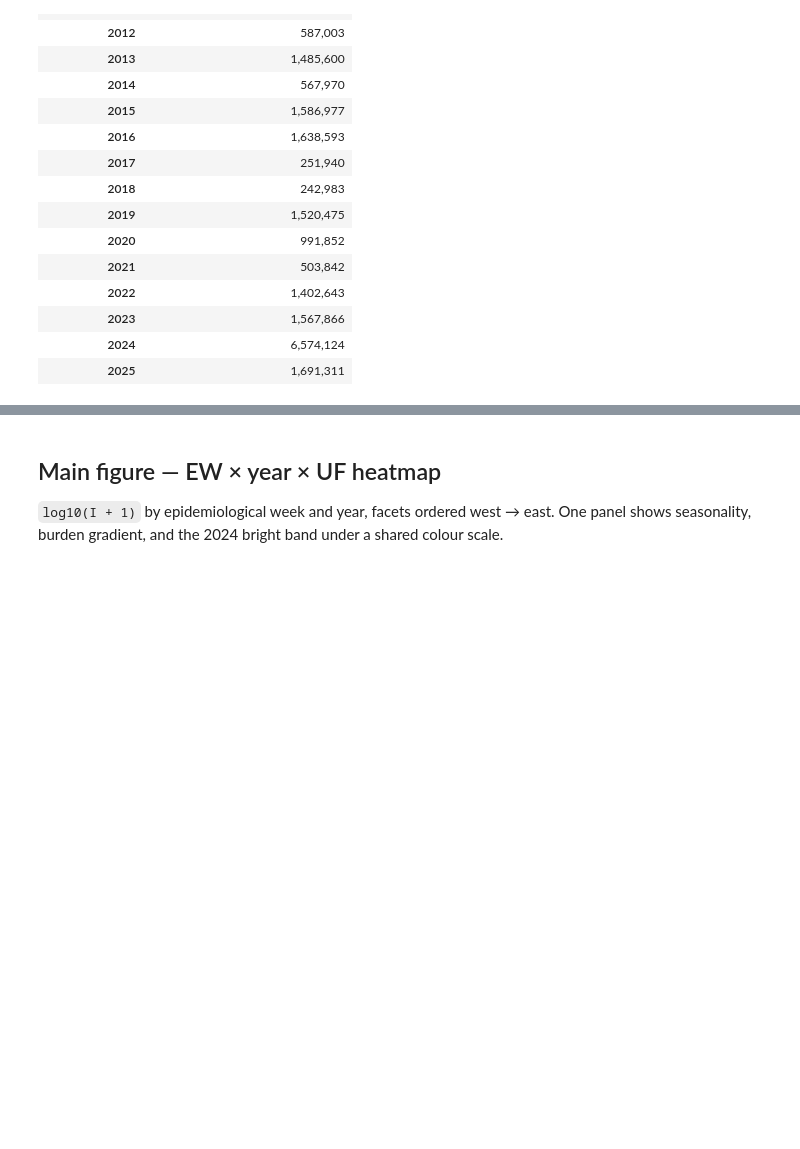
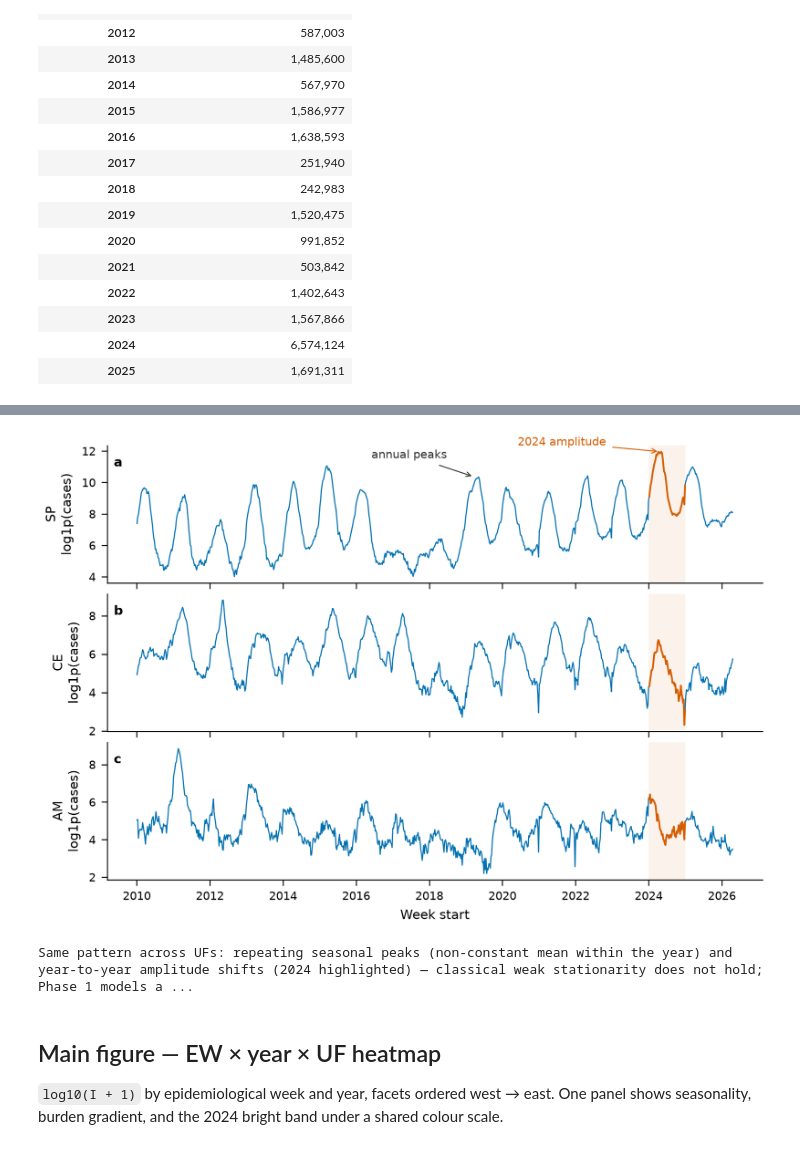
Before and after one commit to caio-olubini/arboviruses-cases-forecasting, a Jupyter notebook: notebooks/01_eda.ipynb, the cells around one changed output, grey strips where cells are left out. Saved outputs shown, nothing was run; the diff lists cells and outputs as text; code cells hidden in the pictures; blank space fills up the shorter version.

```diff
--- a/notebooks/01_eda.ipynb
+++ b/notebooks/01_eda.ipynb
@@ -520,3 +531,77 @@ Calendar 2024 weeks fall in dengue season_end_year(s) [2024, 2025]; held-out sea
+# %%
+# Three UFs: high South-East burden, Northeast, North — same qualitative pattern.
+STATIONARITY_UFS = ("SP", "CE", "AM")
+band_2024 = (
+    pd.Timestamp("2024-01-01"),
+    pd.Timestamp("2024-12-31"),
+)
+
+fig, axes = plt.subplots(
+    len(STATIONARITY_UFS),
+    1,
+    figsize=(7.2, 4.8),
+    sharex=True,
+    gridspec_kw={"hspace": 0.08},
+)
+
+for ax, uf, panel in zip(axes, STATIONARITY_UFS, "abc"):
+    series = (
+        dengue.loc[dengue["uf"] == uf, ["week_start", "log1p_cases"]]
+        .sort_values("week_start")
+    )
+    ax.plot(series["week_start"], series["log1p_cases"], color="#0072B2", lw=0.7)
+    in_2024 = series["week_start"].between(*band_2024)
+    ax.plot(
+        series.loc[in_2024, "week_start"],
+        series.loc[in_2024, "log1p_cases"],
+        color="#D55E00",
+        lw=1.1,
+    )
+    ax.axvspan(*band_2024, color="#D55E00", alpha=0.08, lw=0)
+    ax.set_ylabel(f"{uf}\nlog1p(cases)")
+    ax.text(0.01, 0.92, panel, transform=ax.transAxes, fontweight="bold", va="top")
+
+axes[-1].set_xlabel("Week start")
+
+# Annotate on SP only: seasonal peaks vs 2024 amplitude (data coordinates).
+sp_peak_2019 = float(
+    dengue.loc[
+        (dengue["uf"] == "SP") & (dengue["ew_year"] == 2019), "log1p_cases"
+    ].max()
+)
+sp_peak_2024 = float(
+    dengue.loc[
+        (dengue["uf"] == "SP") & (dengue["ew_year"] == 2024), "log1p_cases"
+    ].max()
+)
+axes[0].annotate(
+    "annual peaks",
+    xy=(pd.Timestamp("2019-04-01"), sp_peak_2019),
+    xytext=(pd.Timestamp("2016-06-01"), sp_peak_2019 + 1.2),
+    fontsize=7,
+    color="#333333",
+    arrowprops={"arrowstyle": "->", "color": "#333333", "lw": 0.6},
+)
+axes[0].annotate(
+    "2024 amplitude",
+    xy=(pd.Timestamp("2024-05-01"), sp_peak_2024),
+    xytext=(pd.Timestamp("2020-06-01"), sp_peak_2024 + 0.4),
+    fontsize=7,
+    color="#D55E00",
+    arrowprops={"arrowstyle": "->", "color": "#D55E00", "lw": 0.6},
+)
+
+fig.savefig(FIGURES_DIR / "eda_nonstationarity_examples.pdf")
+fig.savefig(FIGURES_DIR / "eda_nonstationarity_examples.png")
+plt.show()
+print(
+    "SP / CE / AM: seasonal peaks repeat every year (mean depends on calendar position) "
+    "and peak height changes across years (2024 orange) — weak stationarity fails for "
+    "reasons you can see; ADF would reject without telling us what to do next."
+)
+# %% [output]
+[figure, added]
+Same pattern across UFs: repeating seasonal peaks (non-constant mean within the year) and year-to-year amplitude shifts (2024 highlighted) — classical weak stationarity does not hold; Phase 1 models a ...
 # %% [markdown]
 ## Main figure — EW × year × UF heatmap
 
```
Also changed, not shown: parts of 5 cells of this notebook, 2 other files.
